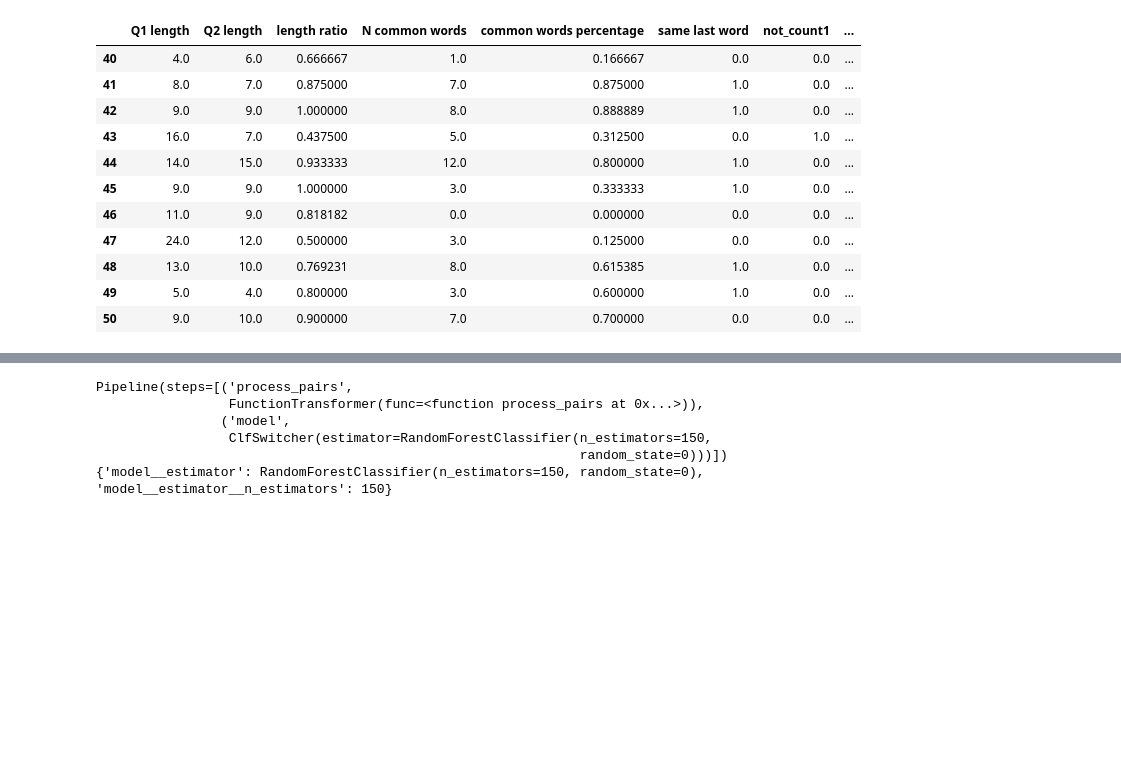
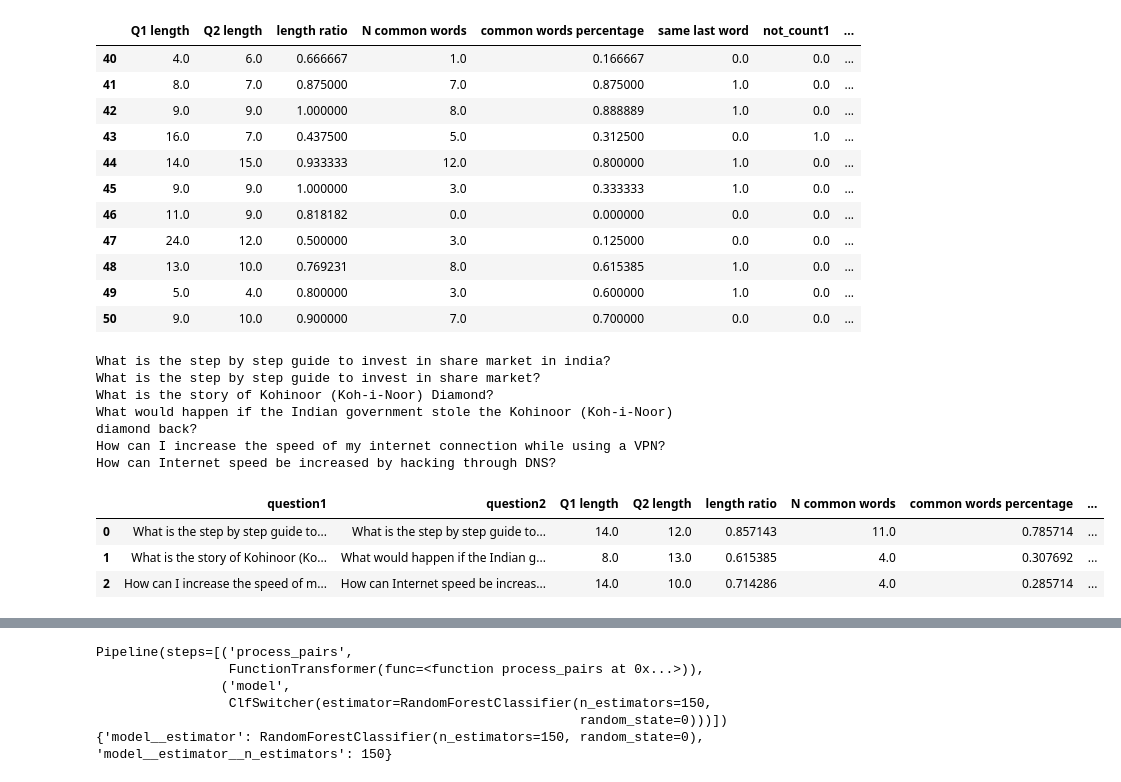
Before and after one commit to silvhua-Lighthouse/mini-project-V, a Jupyter notebook: mini_project_V.ipynb, the cells around one changed output, grey strips where cells are left out. Drawn from its saved outputs; the diff is of its cells as text; code cells hidden in the pictures; blank space fills up the shorter version.

```diff
--- a/mini_project_V.ipynb
+++ b/mini_project_V.ipynb
@@ -239,3 +246,25 @@ set(stopwords.words('english')) - set(['who', 'what', 'where', 'when', 'how', 'w
+# %%
+# 2022-11-17 16:21 with .apply() method # SH 2022-11-18 20:08 did not finish this
+# %%time
+
+def process_doc(doc):
+
+    # remove special characters
+    doc = ''.join([char for char in doc if not char in string.punctuation])
+
+    # Split text into single words (also gets rid of extra white spaces)
+    words = word_tokenize(doc)
+
+    # Convert to lower case
+    words = [word.lower() for word in words]
+
+    # Stem
+    # porter = PorterStemmer()
+    # words = [porter.stem(word) for word in words]
+    wnl = WordNetLemmatizer()
+    words = [wnl.lemmatize(word) for word in words]
+
+    return words
 # %%
 # Forest models
     # Data prep using .itertuples()
@@ -244,7 +273,7 @@ set(stopwords.words('english')) - set(['who', 'what', 'where', 'when', 'how', 'w
 def process_doc(doc):
 
     # remove special characters
-    doc = ''.join([char for char in doc if not char in string.punctuation])
+    doc = ''.join([char for char in str(doc) if not char in string.punctuation]) ###
 
     # Split text into single words (also gets rid of extra white spaces)
     words = word_tokenize(doc)
@@ -273,12 +302,15 @@ def process_pairs(df):
         # Preprocess
         tokens1 = process_doc(q1)
         tokens2 = process_doc(q2)
+
+        print(q1)
+        print(q2)
         # print(tokens1)
         # print(tokens2)
         # print()
 
         # Get number of words for q1 and a2 and the ratio of these values
-        df2.loc[index,'Q1 length'] = int(len(tokens1))
+        df2.loc[index,'Q1 length'] = len(tokens1)
         df2.loc[index,'Q2 length'] = len(tokens2)
         df2.loc[index,'length ratio'] = min([len(tokens1), len(tokens2)]) / max([len(tokens1), len(tokens2)])
 
@@ -288,11 +320,12 @@ def process_pairs(df):
 
         # Common words between q1 and q2 as a percentage of longest question in the pair
         df2.loc[index,'common words percentage'] = len(common_words) / max([len(tokens1), len(tokens2)])
+        try:
+            df2.loc[index,'same last word'] = int(tokens1[-1] == tokens2[-1])
+        except:
+            df2.loc[index,'same last word'] = 0
 
-        # Same last word
-        df2.loc[index,'same last word'] = int(tokens1[-1] == tokens2[-1])
-
-        # Same frequency of the word 'not'
+        # Same frequency of the word 'not' # SH 2022-11-18 20:06 Notice that I forgot to do this for q2 and indicate match or no match
         df2.loc[index,'not_count1'] = sum(word=='not' for word in tokens1)
 
         # # Remove stop words aside from the 5 why's + how
@@ -314,4 +347,4 @@ def process_pairs(df):
     return df2
 
 
-process_pairs(df.head())
+# X_train = process_pairs(df_train)
@@ -354,3 +380,19 @@ process_pairs(df.loc[40:50])
 | 48 | 13.0 | 10.0 | 0.769231 | 8.0 | 0.615385 | 1.0 | 0.0 | ... |
 | 49 | 5.0 | 4.0 | 0.800000 | 3.0 | 0.600000 | 1.0 | 0.0 | ... |
 | 50 | 9.0 | 10.0 | 0.900000 | 7.0 | 0.700000 | 0.0 | 0.0 | ... |
+# %%
+pd.concat([
+    df[['question1', 'question2']].head(3),
+    process_pairs(df.head(3))
+], axis=1)
+# %% [output]
+What is the step by step guide to invest in share market in india?
+What is the step by step guide to invest in share market?
+What is the story of Kohinoor (Koh-i-Noor) Diamond?
+What would happen if the Indian government stole the Kohinoor (Koh-i-Noor) diamond back?
+How can I increase the speed of my internet connection while using a VPN?
+How can Internet speed be increased by hacking through DNS?
+|  | question1 | question2 | Q1 length | Q2 length | length ratio | N common words | common words percentage | ... |
+| 0 | What is the step by step guide to... | What is the step by step guide to... | 14.0 | 12.0 | 0.857143 | 11.0 | 0.785714 | ... |
+| 1 | What is the story of Kohinoor (Ko... | What would happen if the Indian g... | 8.0 | 13.0 | 0.615385 | 4.0 | 0.307692 | ... |
+| 2 | How can I increase the speed of m... | How can Internet speed be increas... | 14.0 | 10.0 | 0.714286 | 4.0 | 0.285714 | ... |
```
Also changed, not shown: parts of 27 cells of this notebook, 1 other file.
